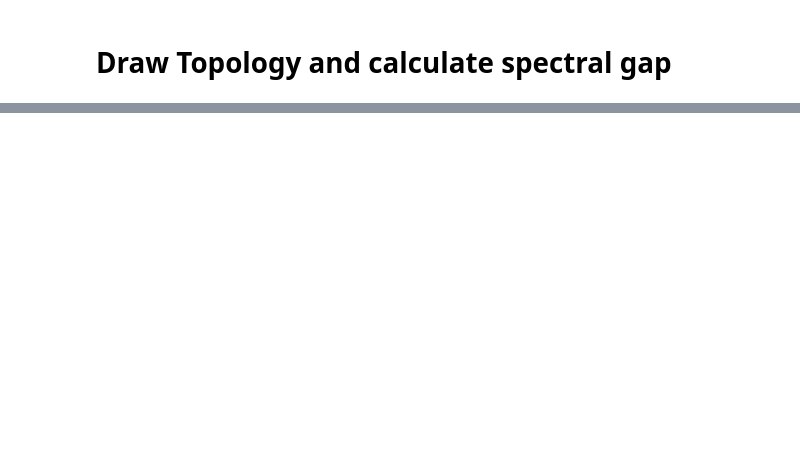
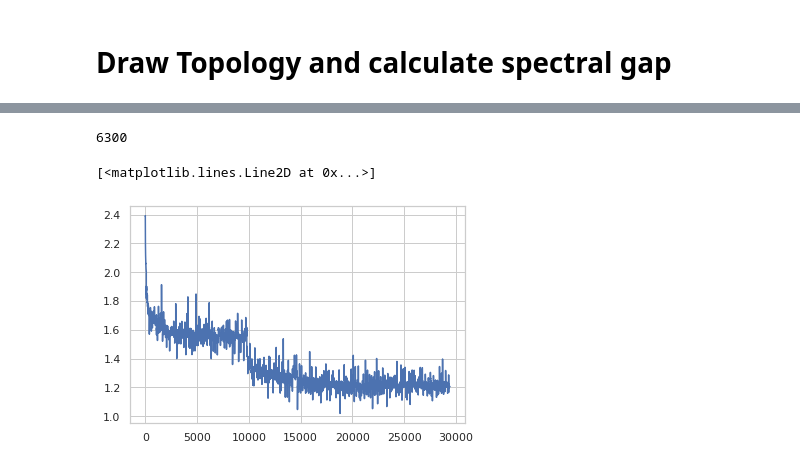
Before and after one commit to arjunarao619/Decent_Opt, a Jupyter notebook: Topology_Experiments.ipynb, the cells around one changed output, grey strips where cells are left out. Saved outputs shown, nothing was run; the diff lists cells and outputs as text; code cells hidden in the pictures; blank space fills up the shorter version.

```diff
--- a/Topology_Experiments.ipynb
+++ b/Topology_Experiments.ipynb
@@ -656,0 +814,5 @@ SystemExit: 2
+# %%
+t=0
+temp = [n4[t],n8[t],n12[t],n16[t],n20[t],r4[t],r8[t],r12[t],r16[t],r20[t]]
+labels = ['n4t', 'n8t', 'n12t', 'n16t', 'n20t', 'n4r','n8r','n12r', 'n16r', 'n20r']
+loss,epoch = gather_loss(temp,labels)
@@ -656,0 +859,28 @@ SystemExit: 2
+# %%
+def verify_flatness(i, conv_loss, optim, eps):
+    neigh = 10
+    flag = 0
+    fwd = i+neigh
+    back = i-neigh
+    while(1):
+        if(conv_loss[back] - optim > eps):
+            flag = 1
+            return False
+        back+=1
+        if(back >= fwd):
+            return True
+for t in range(4):
+    temp = [n4[t],n8[t],n12[t],n16[t],n20[t],r4[t],r8[t],r12[t],r16[t],r20[t]]
+    labels = ['n4t', 'n8t', 'n12t', 'n16t', 'n20t', 'n4r','n8r','n12r', 'n16r', 'n20r']
+    loss,epoch = gather_loss(temp,labels)
+    epsilon = 1e-3
+    for k in loss.keys():
+        print(k)
+        flag = 0
+        for i in range(len(loss[k])):
+            if(flag == 0):
+                optim = np.average(loss[k][::-1][:100])
+                if(loss[k][i] - optim <= epsilon):
+                    if(verify_flatness(i, loss[k], optim, epsilon) is True):
+                        print(epoch[k][i], loss[k][i],k)
+                        flag = 1
@@ -656,0 +905,10 @@ SystemExit: 2
+# %%
+len(loss['n16t'])
+# %% [output]
+6300
+# %%
+%matplotlib inline
+plt.plot(loss['n4t'])
+# %% [output]
+[<matplotlib.lines.Line2D at 0x...>]
+[figure, added]
```
Also changed, not shown: parts of 23 cells of this notebook, 8 other files.
